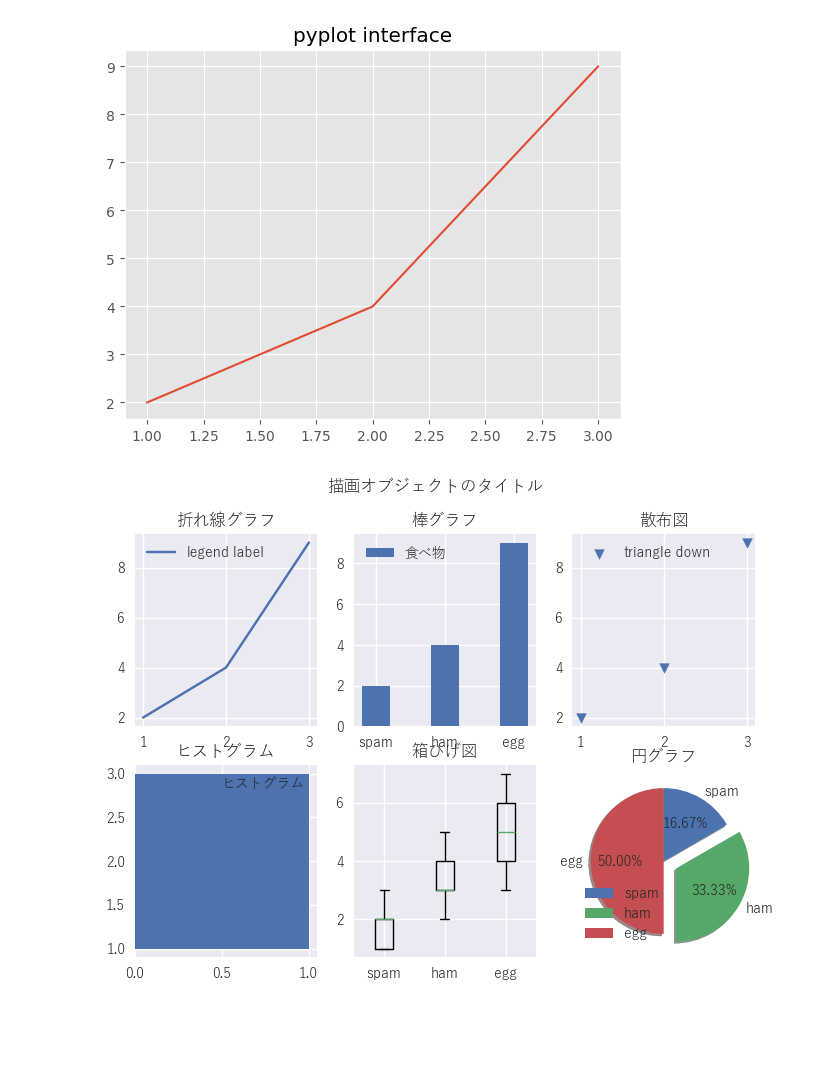
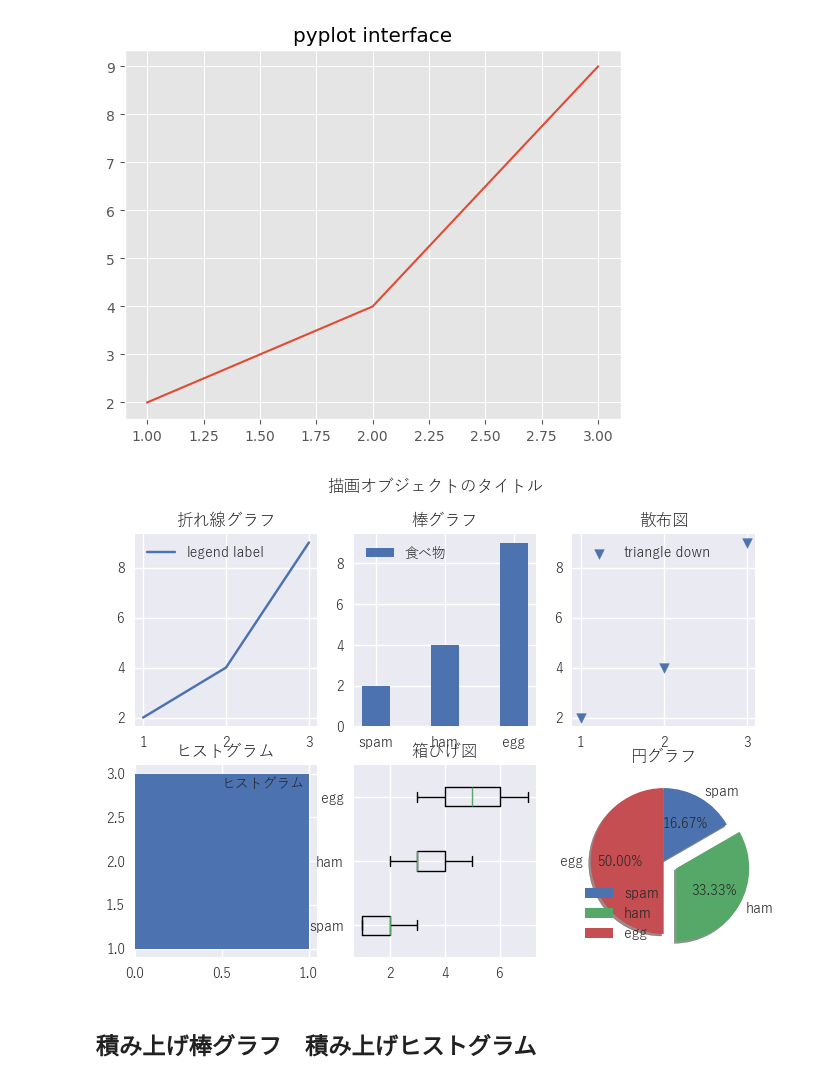
Before and after one commit to Ryo-9591/python-data-analysis-study, a Jupyter notebook: summary/matplotlib.ipynb, the cells around one changed output. Cells and saved outputs as stored; diff of their text form; code cells hidden in the pictures; blank space fills up the shorter version.

```diff
--- a/summary/matplotlib.ipynb
+++ b/summary/matplotlib.ipynb
@@ -28,32 +28,34 @@ x_box = [[1, 2, 3, 2, 1], [2, 3, 4, 5, 3], [3, 4, 5, 6, 7]]
 # 描画オブジェクト(fig)とサブプロット(ax)を生成
 fig, ax = plt.subplots(2,3)
 
 fig.suptitle("描画オブジェクトのタイトル")  # タイトルを設定
 ax[0,0].set_title("折れ線グラフ")  # タイトルを設定
 ax[0,0].plot(x, y, label="legend label")
 ax[0,0].legend()
 
 ax[0,1].set_title("棒グラフ")  # タイトルを設定
 ax[0,1].bar(x, y, width=0.4, tick_label=labels, label="食べ物")
 ax[0,1].legend()
 
 ax[0,2].set_title("散布図")  # タイトルを設定
 ax[0,2].scatter(x, y, marker="v", label="triangle down")
 ax[0,2].legend()
 
 ax[1,0].set_title("ヒストグラム")  # タイトルを設定
 #　n=ヒストグラムのビンの数, bins=ビンの境界, patches=ヒストグラムのビンの集合
 ax[1,0].hist(x, bins=3, label="ヒストグラム", orientation="horizontal")
 ax[1,0].legend()
 
 ax[1,1].set_title("箱ひげ図")  # タイトルを設定
-ax[1,1].boxplot(x_box, tick_labels=labels)
+ax[1,1].boxplot(x_box, tick_labels=labels,vert=False)#vert=Falseで横に描画
 
 ax[1,2].set_title("円グラフ")  # タイトルを設定
 ax[1,2].pie(x, labels=labels, startangle=90,counterclock=False,
 shadow=True, autopct="%1.2f%%", explode=[0, 0.2, 0])
 ax[1,2].legend()
 
 plt.show()  # グラフを表示
 # %% [output]
-[figure, old version]
+[figure, new version]
+# %% [markdown]
+## 積み上げ棒グラフ　積み上げヒストグラム
```
